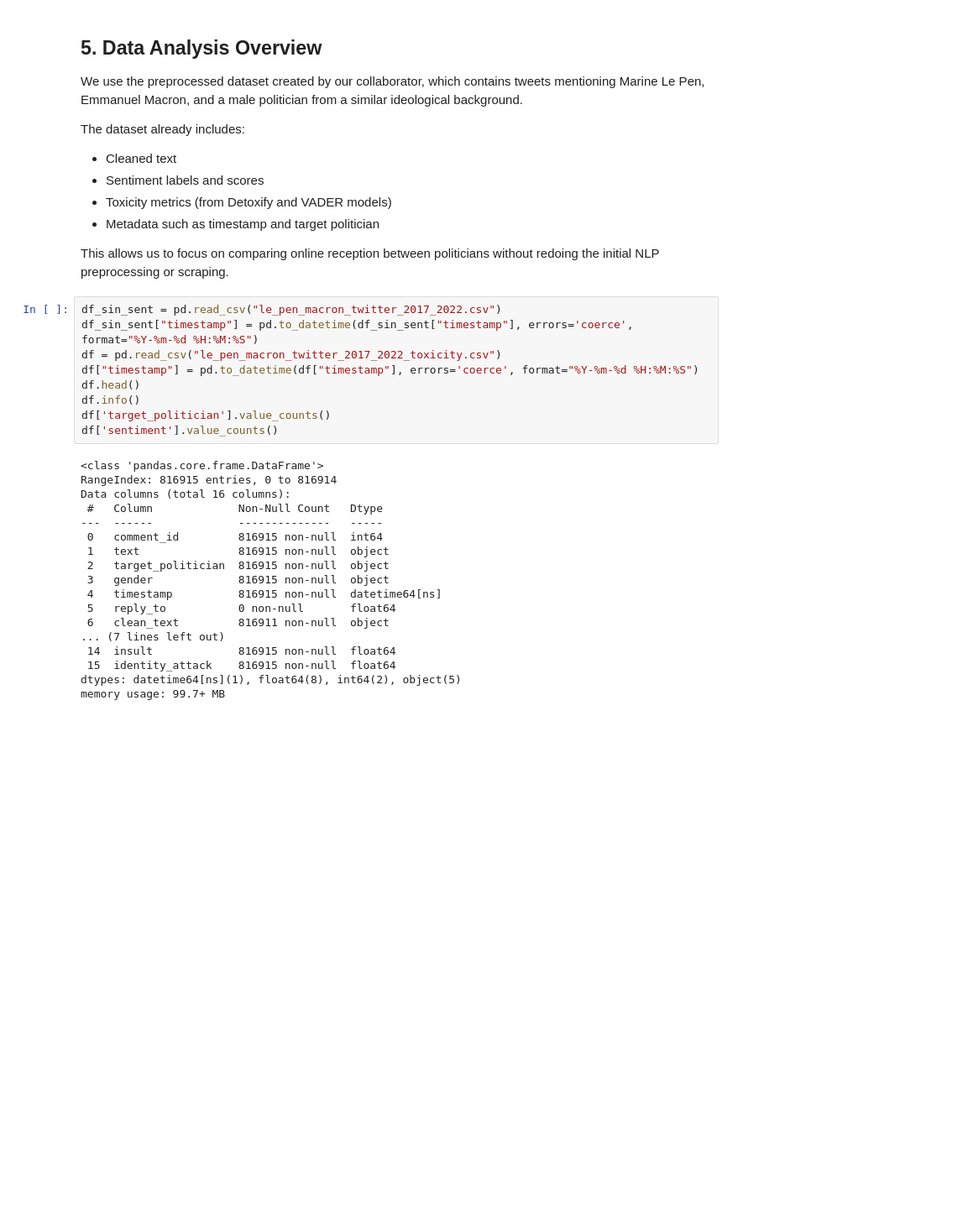
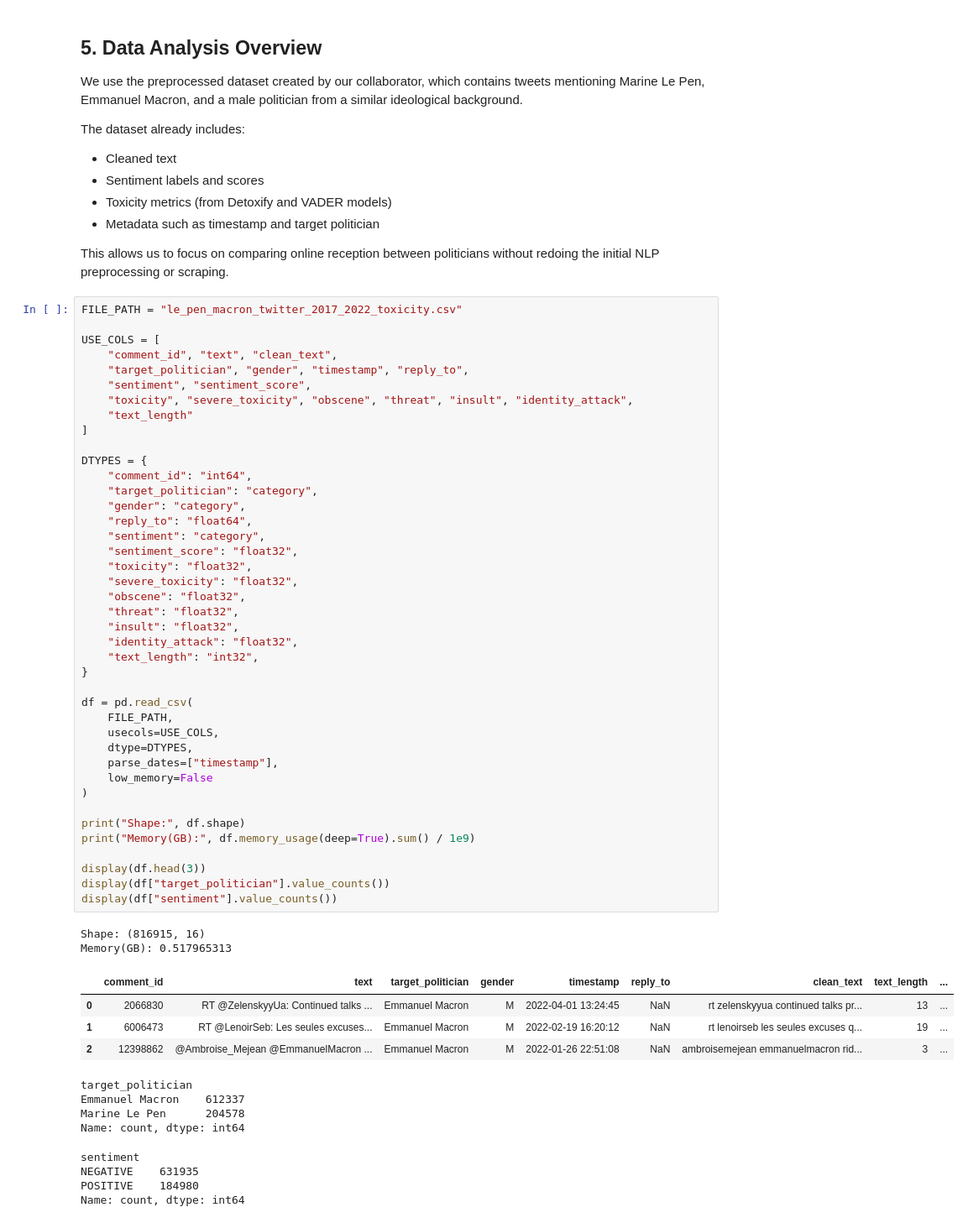
Before and after one commit to micagonzdark/ComputationalSocialSciences, a Jupyter notebook: project/data_analysis.ipynb, the cells around one changed output. Shown at 84% size. Cells and saved outputs as stored; diff of their text form; blank space fills up the shorter version.

```diff
--- a/project/data_analysis.ipynb
+++ b/project/data_analysis.ipynb
@@ -163,29 +216,58 @@ The dataset already includes:
 
 This allows us to focus on comparing online reception between politicians without redoing the initial NLP preprocessing or scraping.
 # %%
-df_sin_sent = pd.read_csv("le_pen_macron_twitter_2017_2022.csv")
-df_sin_sent["timestamp"] = pd.to_datetime(df_sin_sent["timestamp"], errors='coerce', format="%Y-%m-%d %H:%M:%S")
-df = pd.read_csv("le_pen_macron_twitter_2017_2022_toxicity.csv")
-df["timestamp"] = pd.to_datetime(df["timestamp"], errors='coerce', format="%Y-%m-%d %H:%M:%S")
-df.head()
-df.info()
-df['target_politician'].value_counts()
-df['sentiment'].value_counts()
+FILE_PATH = "le_pen_macron_twitter_2017_2022_toxicity.csv"
+
+USE_COLS = [
+    "comment_id", "text", "clean_text",
+    "target_politician", "gender", "timestamp", "reply_to",
+    "sentiment", "sentiment_score",
+    "toxicity", "severe_toxicity", "obscene", "threat", "insult", "identity_attack",
+    "text_length"
+]
+
+DTYPES = {
+    "comment_id": "int64",
+    "target_politician": "category",
+    "gender": "category",
+    "reply_to": "float64",
+    "sentiment": "category",
+    "sentiment_score": "float32",
+    "toxicity": "float32",
+    "severe_toxicity": "float32",
+    "obscene": "float32",
+    "threat": "float32",
+    "insult": "float32",
+    "identity_attack": "float32",
+    "text_length": "int32",
+}
+
+df = pd.read_csv(
+    FILE_PATH,
+    usecols=USE_COLS,
+    dtype=DTYPES,
+    parse_dates=["timestamp"],
+    low_memory=False
+)
+
+print("Shape:", df.shape)
+print("Memory(GB):", df.memory_usage(deep=True).sum() / 1e9)
+
+display(df.head(3))
+display(df["target_politician"].value_counts())
+display(df["sentiment"].value_counts())
 # %% [output]
-<class 'pandas.core.frame.DataFrame'>
-RangeIndex: 816915 entries, 0 to 816914
-Data columns (total 16 columns):
- #   Column             Non-Null Count   Dtype
----  ------             --------------   -----
- 0   comment_id         816915 non-null  int64
- 1   text               816915 non-null  object
- 2   target_politician  816915 non-null  object
- 3   gender             816915 non-null  object
- 4   timestamp          816915 non-null  datetime64[ns]
- 5   reply_to           0 non-null       float64
- 6   clean_text         816911 non-null  object
-... (7 lines left out)
- 14  insult             816915 non-null  float64
- 15  identity_attack    816915 non-null  float64
-dtypes: datetime64[ns](1), float64(8), int64(2), object(5)
-memory usage: 99.7+ MB
+Shape: (816915, 16)
+Memory(GB): 0.517965313
+|  | comment_id | text | target_politician | gender | timestamp | reply_to | clean_text | text_length | ... |
+| 0 | 2066830 | RT @ZelenskyyUa: Continued talks ... | Emmanuel Macron | M | 2022-04-01 13:24:45 | NaN | rt zelenskyyua continued talks pr... | 13 | ... |
+| 1 | 6006473 | RT @LenoirSeb: Les seules excuses... | Emmanuel Macron | M | 2022-02-19 16:20:12 | NaN | rt lenoirseb les seules excuses q... | 19 | ... |
+| 2 | 12398862 | @Ambroise_Mejean @EmmanuelMacron ... | Emmanuel Macron | M | 2022-01-26 22:51:08 | NaN | ambroisemejean emmanuelmacron rid... | 3 | ... |
+target_politician
+Emmanuel Macron    612337
+Marine Le Pen      204578
+Name: count, dtype: int64
+sentiment
+NEGATIVE    631935
+POSITIVE    184980
+Name: count, dtype: int64
```
Also changed, not shown: parts of 80 cells of this notebook, 1 other file.
